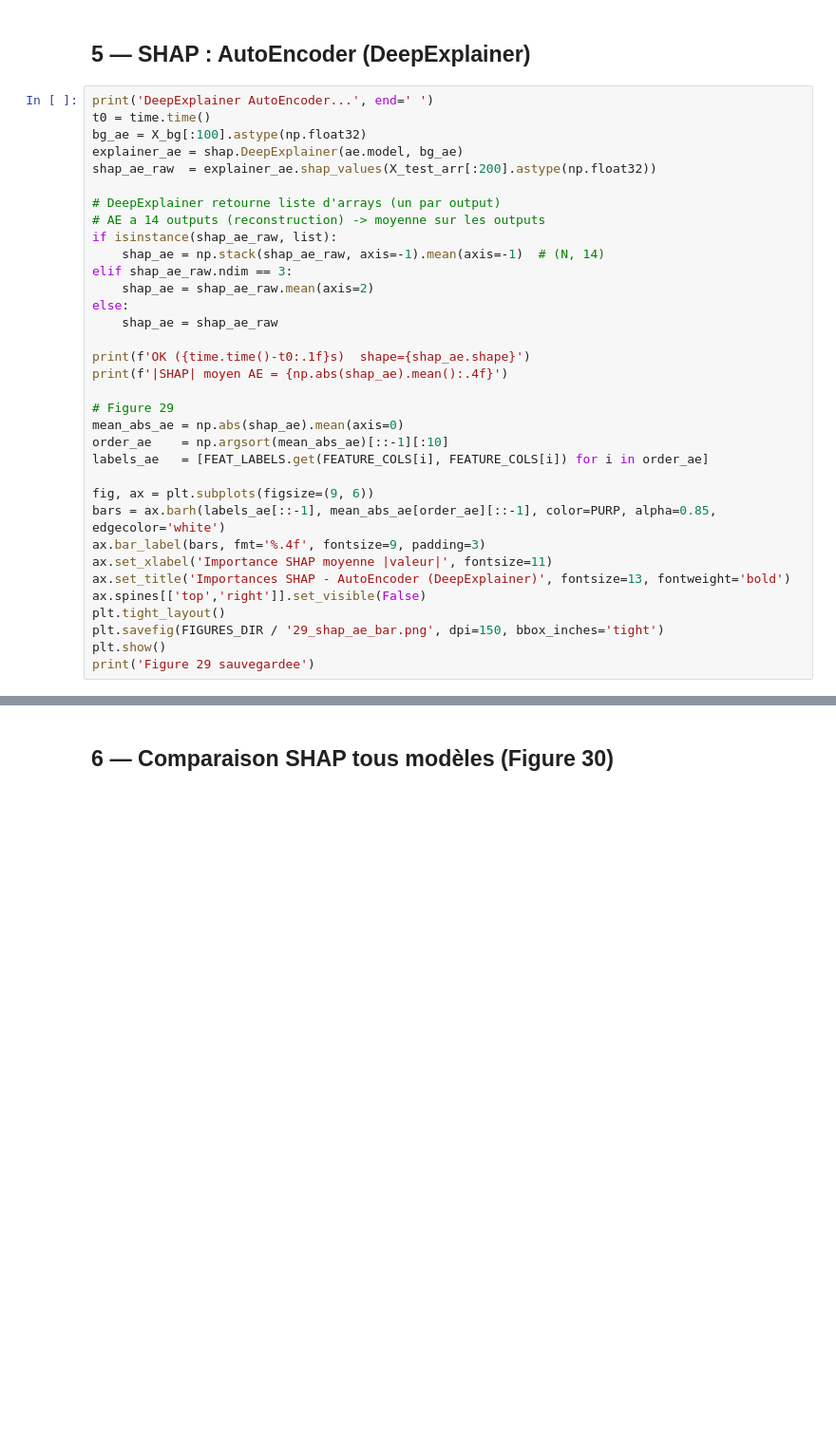
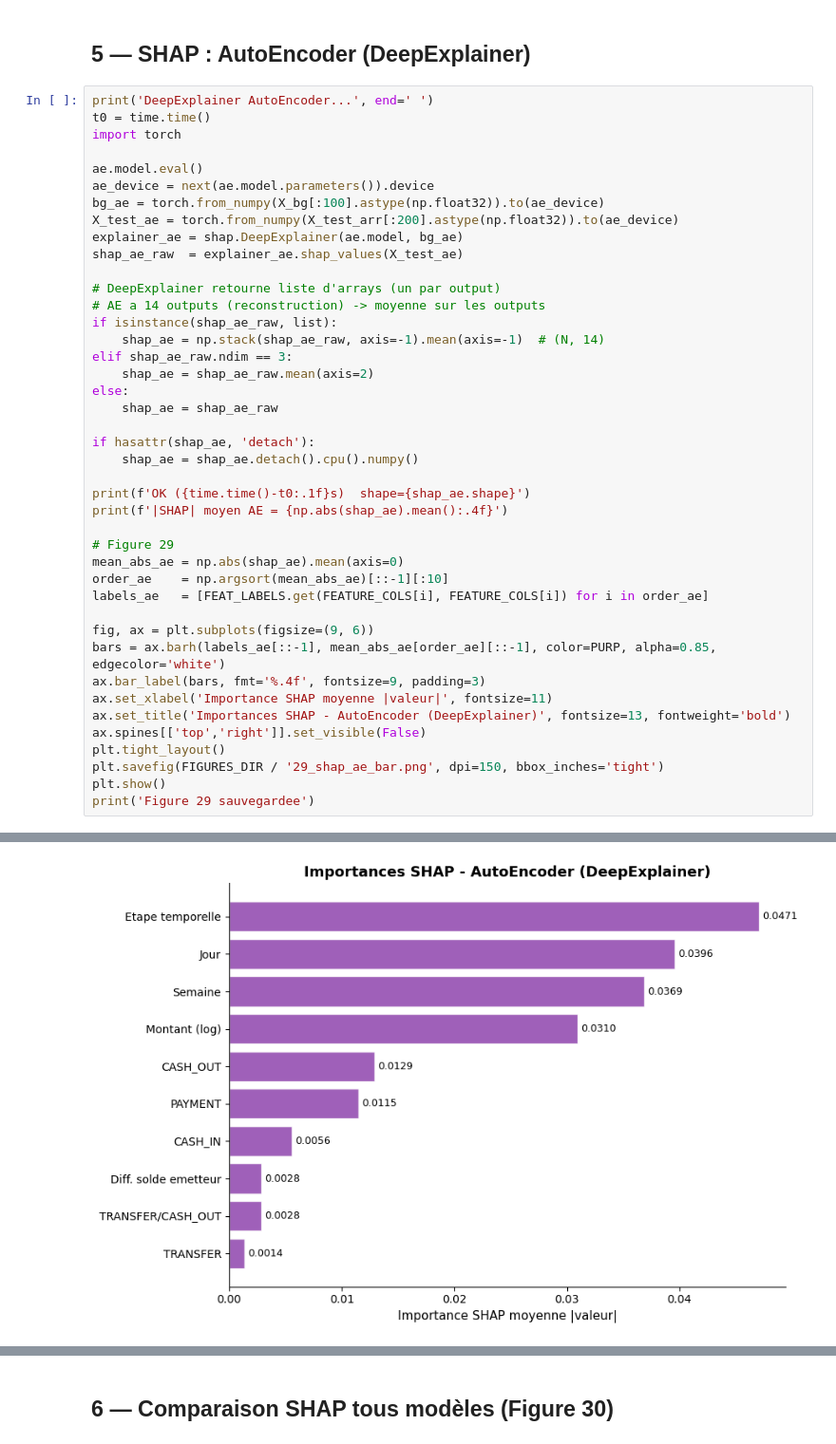
Before and after one commit to yousra0/Intelligent-Anomaly-Detection, a Jupyter notebook: notebooks/06_shap_lime.ipynb, the cells around one changed output, grey strips where cells are left out. Shown at 95% size. Drawn from its saved outputs; the diff is of its cells as text; blank space fills up the shorter version.

```diff
--- a/notebooks/06_shap_lime.ipynb
+++ b/notebooks/06_shap_lime.ipynb
@@ -301,9 +340,14 @@ print('Figure 28 sauvegardee')
 # %%
 print('DeepExplainer AutoEncoder...', end=' ')
 t0 = time.time()
-bg_ae = X_bg[:100].astype(np.float32)
+import torch
+
+ae.model.eval()
+ae_device = next(ae.model.parameters()).device
+bg_ae = torch.from_numpy(X_bg[:100].astype(np.float32)).to(ae_device)
+X_test_ae = torch.from_numpy(X_test_arr[:200].astype(np.float32)).to(ae_device)
 explainer_ae = shap.DeepExplainer(ae.model, bg_ae)
-shap_ae_raw  = explainer_ae.shap_values(X_test_arr[:200].astype(np.float32))
+shap_ae_raw  = explainer_ae.shap_values(X_test_ae)
 
 # DeepExplainer retourne liste d'arrays (un par output)
 # AE a 14 outputs (reconstruction) -> moyenne sur les outputs
@@ -313,6 +357,9 @@ elif shap_ae_raw.ndim == 3:
     shap_ae = shap_ae_raw.mean(axis=2)
 else:
     shap_ae = shap_ae_raw
+
+if hasattr(shap_ae, 'detach'):
+    shap_ae = shap_ae.detach().cpu().numpy()
 
 print(f'OK ({time.time()-t0:.1f}s)  shape={shap_ae.shape}')
 print(f'|SHAP| moyen AE = {np.abs(shap_ae).mean():.4f}')
@@ -332,3 +379,4 @@ plt.tight_layout()
 plt.savefig(FIGURES_DIR / '29_shap_ae_bar.png', dpi=150, bbox_inches='tight')
 plt.show()
 print('Figure 29 sauvegardee')
+# %% [output]
@@ -334,0 +385 @@ print('Figure 29 sauvegardee')
+[figure, added]
```
Also changed, not shown: parts of 19 cells of this notebook, 17 other files.
